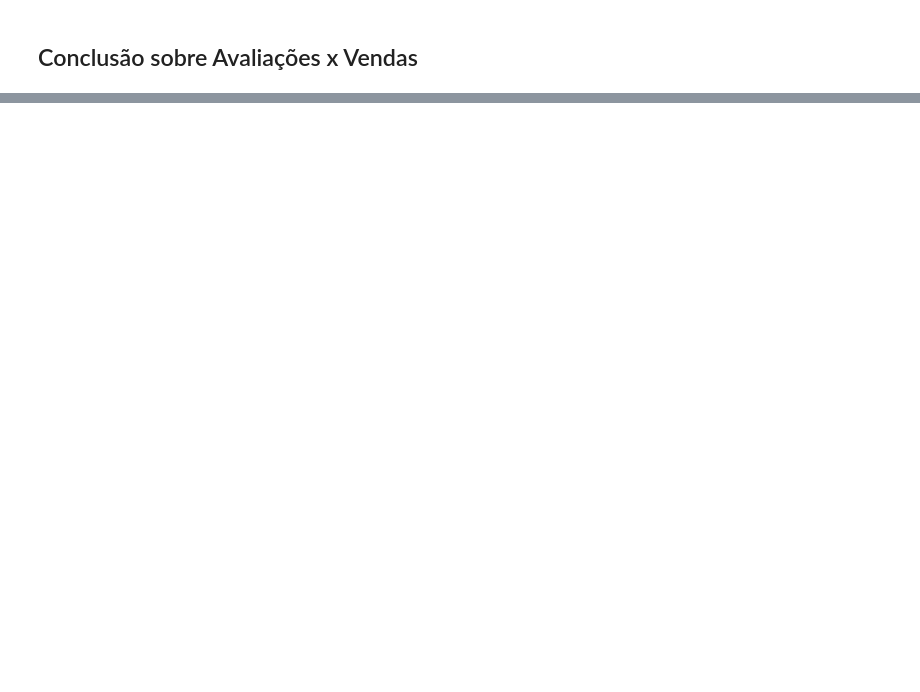
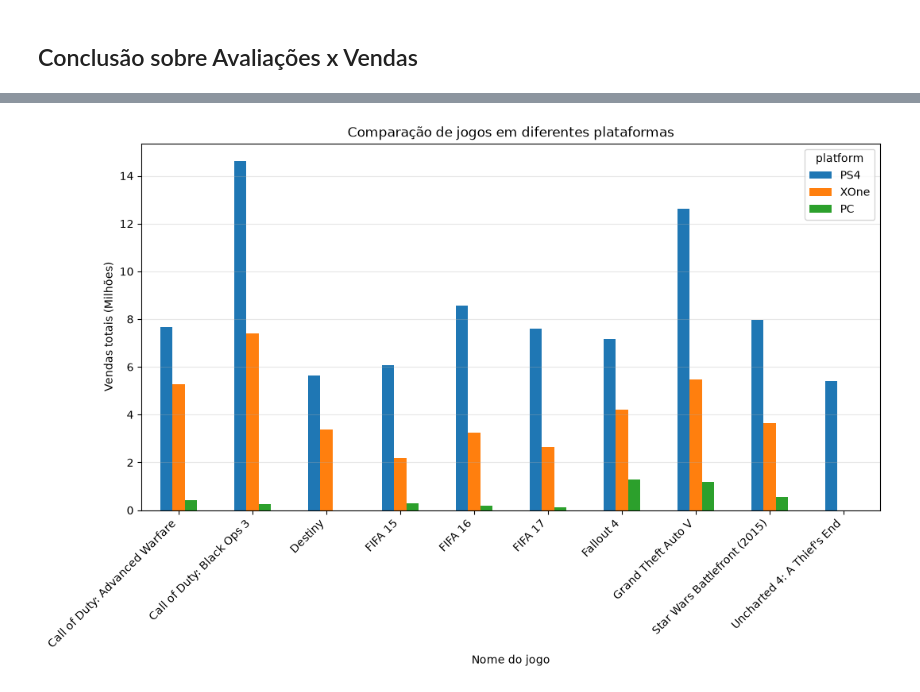
Before and after one commit to vitorcalelo/data-analysis-coursework, a Jupyter notebook: sprint-06-integrated-project-1/integrated-project-1.ipynb, the cells around one changed output, grey strips where cells are left out. Cells and saved outputs as stored; diff of their text form; code cells hidden in the pictures; blank space fills up the shorter version.

```diff
--- a/sprint-06-integrated-project-1/integrated-project-1.ipynb
+++ b/sprint-06-integrated-project-1/integrated-project-1.ipynb
@@ -328,0 +342,10 @@ Correlação - Notas dos Usuários vs Vendas: -0.03
+# %%
+top_ps4_games = ps4_data.sort_values(by='total_sales', ascending=False)['name'].head(10) # Obtem os 10 melhores jogos do PS4
+multiplatform_games = df_games[(df_games['name'].isin(top_ps4_games) & (df_games['year_of_release'] >= 2012))] # Cria um novo dataframe filtrado
+sales_comparison = multiplatform_games.pivot_table(
+    index='name',
+    columns='platform',
+    values='total_sales',
+    aggfunc='sum'
+).fillna(0) # Cria uma tabela dinamica, ligando a plataformas com 10 jogos selecionado
+print(sales_comparison) # Exibe a tabela
@@ -328,0 +370,11 @@ Correlação - Notas dos Usuários vs Vendas: -0.03
+# %%
+sales_comparison[['PS4', 'XOne', 'PC']].plot(kind='bar',
+                                             figsize=(12, 6),
+                                             title='Comparação de jogos em diferentes plataformas',
+                                             xlabel='Nome do jogo',
+                                             ylabel='Vendas totais (Milhões)')
+plt.xticks(rotation=45, ha='right')
+plt.grid(axis='y', alpha=0.3)
+plt.show()
+# %% [output]
+[figure, added]
```
Also changed, not shown: parts of 40 cells of this notebook.
